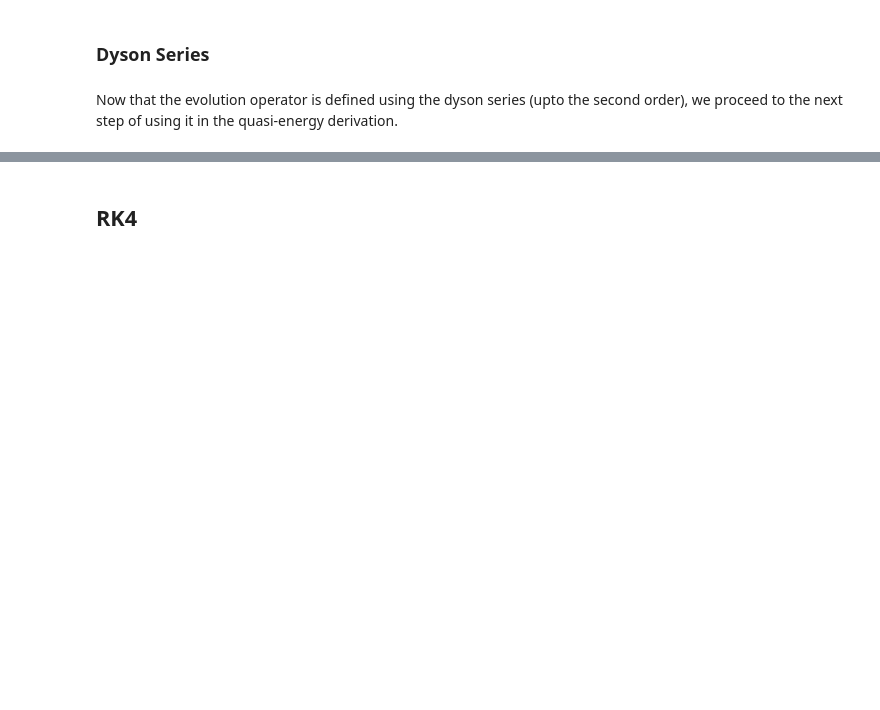
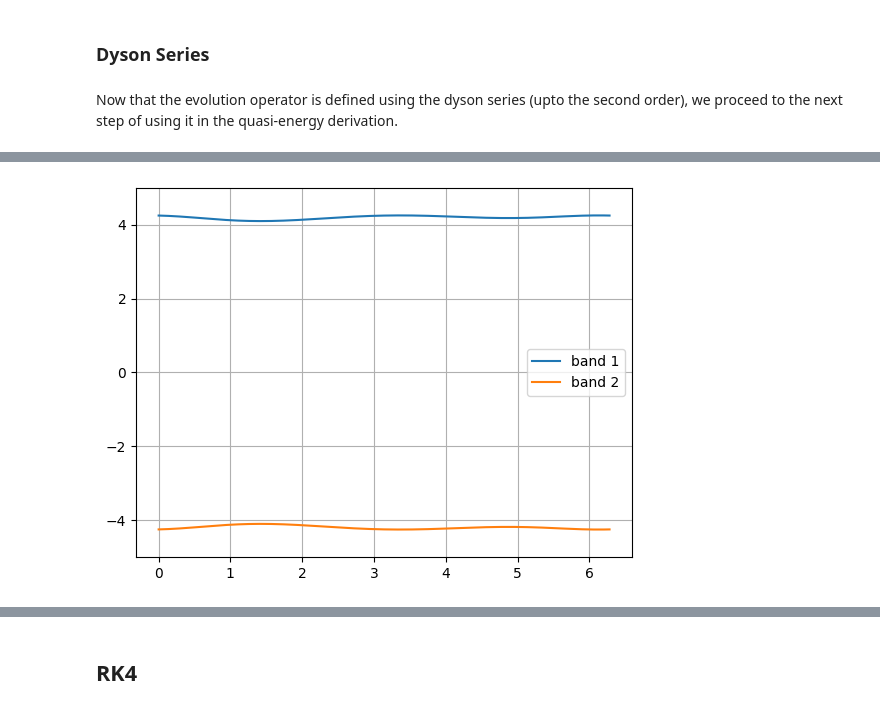
Before and after one commit to shellpwner/Topological-energy-pumping-siumlations, a Jupyter notebook: evolution.ipynb, the cells around one changed output, grey strips where cells are left out. Cells and saved outputs as stored; diff of their text form; code cells hidden in the pictures; blank space fills up the shorter version.

```diff
--- a/evolution.ipynb
+++ b/evolution.ipynb
@@ -105,0 +108,31 @@ plt.plot()
+# %%
+mean1 = []
+mean2 = []
+for i in np.arange(0, 8, 0.5):
+    m = i
+    phi1vals = np.arange(0.001, 2*np.pi, 0.01)
+    phi2 = 0
+    phi1 = np.pi/10
+    dt = 0.1
+
+    e1_theta = []
+    e2_theta = []
+    for i in phi1vals:
+        u =  U(dt)
+        expE_i = eigv1(w1, i - w1*dt, w2, phi2 - w2*dt, m, 0).H @ u @  eigv1(w1, i, w2, phi2, m, 0)
+        e1_theta.append(np.angle(expE_i[0,0])/dt)
+        e2_theta.append(-np.angle(expE_i[0,0])/dt)
+    mean1.append(np.mean(e1_theta))
+    mean2.append(np.mean(e2_theta))
+    plt.clf()
+    plt.ylim(-5,5)
+    plt.plot(phi1vals, e1_theta)
+    plt.plot(phi1vals, e2_theta)
+    plt.legend(['band 1', 'band 2'])
+    ymin = np.min(e1_theta)
+    # plt.text(np.median(phi1vals), ymin,'m = '+str(m))
+    plt.grid()
+    filename = 'm='+str(m)+'.png'
+    plt.savefig('massrange/'+filename)
+# %% [output]
+[figure, added]
```
Also changed, not shown: parts of 13 cells of this notebook, 16 other files.
